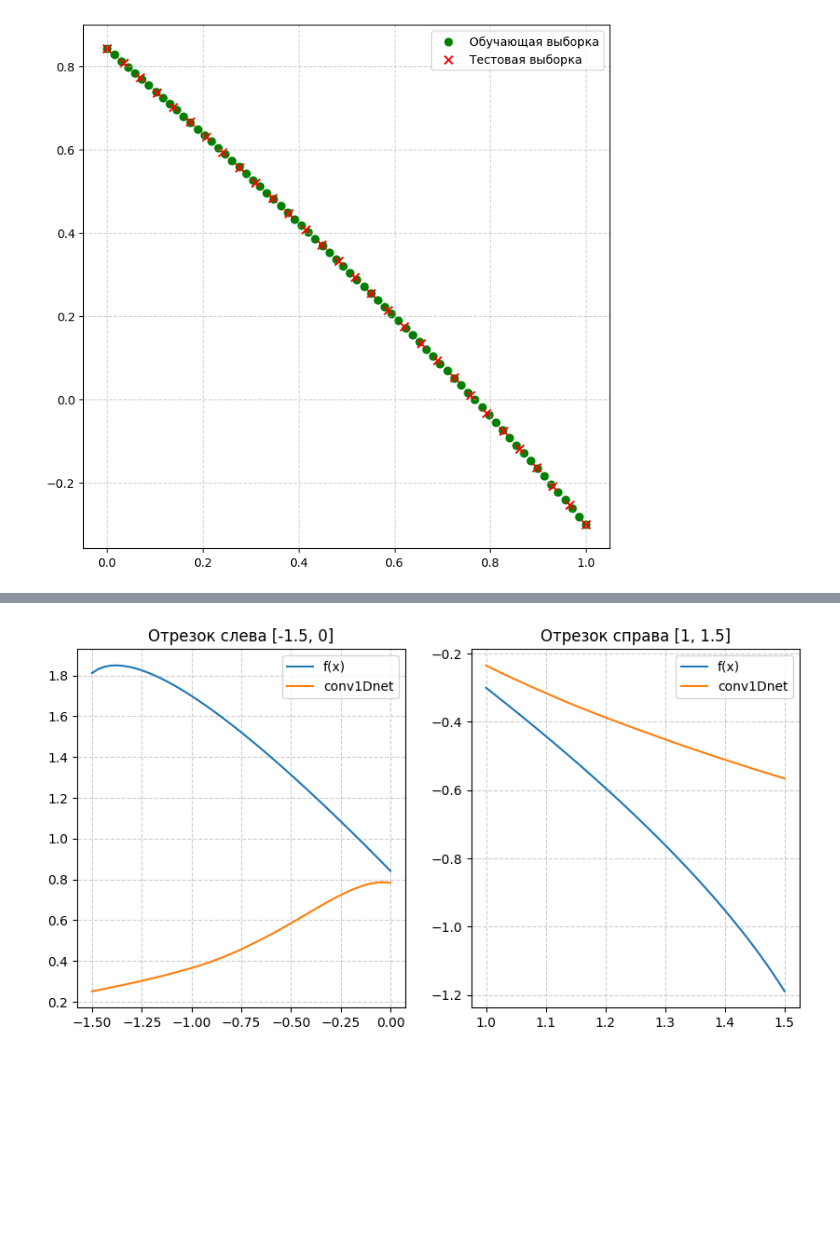
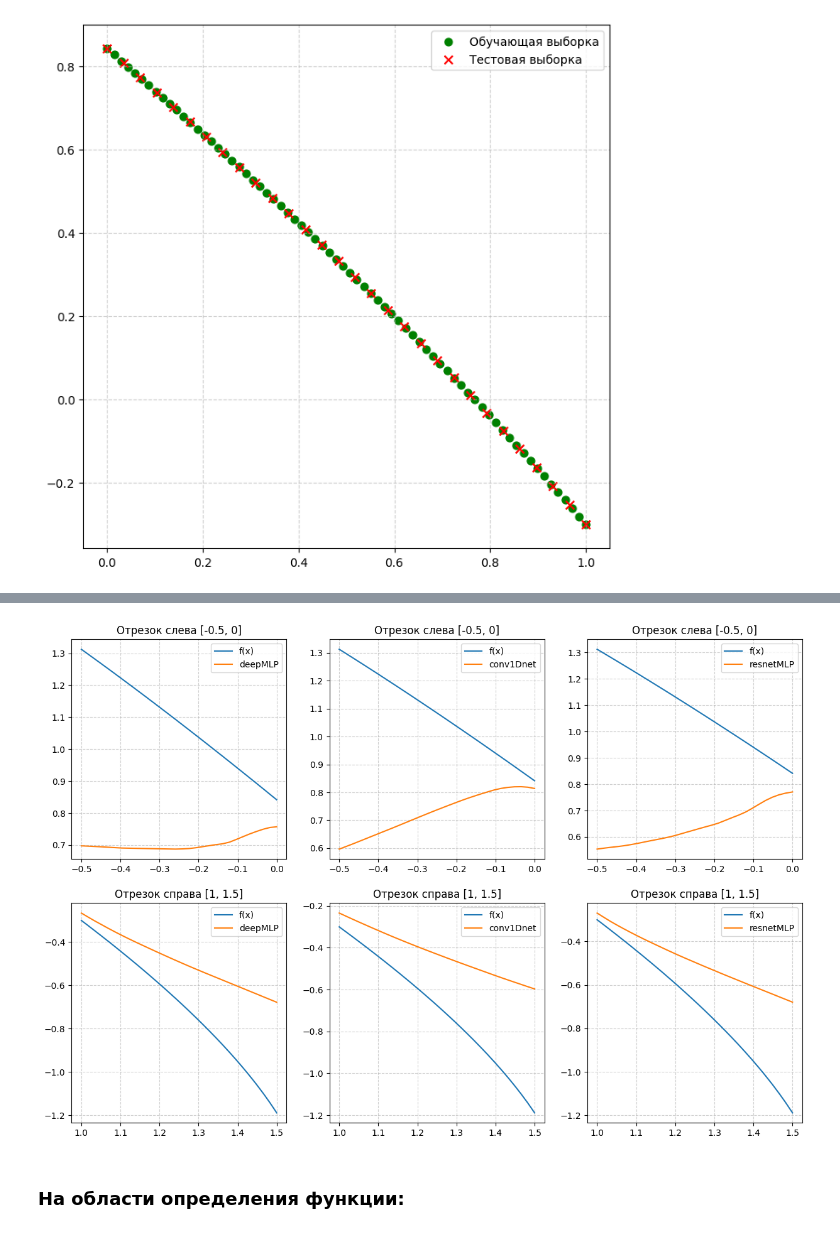
Before and after one commit to zip-cool/neural-network-design, a Jupyter notebook: NN.ipynb, the cells around one changed output, grey strips where cells are left out. Drawn from its saved outputs; the diff is of its cells as text; code cells hidden in the pictures; blank space fills up the shorter version.

```diff
--- a/NN.ipynb
+++ b/NN.ipynb
@@ -12,12 +15,13 @@ import random
 import time
 # %%
 def set_seed(seed=123):
+    tf.keras.backend.clear_session()
     random.seed(seed)
     np.random.seed(seed)
     tf.random.set_seed(seed)
     tf.config.experimental.enable_op_determinism()
-
-set_seed(123)
+seed = 123
+set_seed(seed)
 # %% [markdown]
 ### Целевая функция:
 # %%
@@ -191,13 +217,0 @@ r2:  0.9955048859711394
-# %%
-model_resnet = resnetMLP()
-history_resnet = model_resnet.fit(x_train, y_train, epochs=epochs, batch_size=batch_size, verbose=verbose)
-y_pred_resnet = model_resnet.predict(x_test)
-
-mse_resnet = mean_squared_error(y_test, y_pred_resnet)
-mae_resnet = mean_absolute_error(y_test, y_pred_resnet)
-r2_resnet = r2_score(y_test, y_pred_resnet)
-
-print("resnetMLP:")
-print("mse: ", mse_resnet)
-print("mae: ", mae_resnet)
-print("r2: ", r2_resnet)
@@ -282,20 +357,49 @@ r2:  -0.6267064363371366
 # %%
-fig, axes = plt.subplots(1, 2, figsize=(10, 5))
+fig, axes = plt.subplots(2, 3, figsize=(15, 10))
 axes = axes.flatten()
 
+# DeepMLP
 axes[0].plot(x_left, y_left, label='f(x)')
-axes[0].plot(x_left, y_conv_left, label='conv1Dnet')
+axes[0].plot(x_left, y_deep_left, label='deepMLP')
 axes[0].grid(True, linestyle='--', alpha=0.6)
-axes[0].set_title('Отрезок слева [-1.5, 0]')
+axes[0].set_title('Отрезок слева [-0.5, 0]')
 axes[0].legend()
 
-axes[1].plot(x_right, y_right, label='f(x)')
-axes[1].plot(x_right, y_conv_right, label='conv1Dnet')
+axes[3].plot(x_right, y_right, label='f(x)')
+axes[3].plot(x_right, y_deep_right, label='deepMLP')
+axes[3].grid(True, linestyle='--', alpha=0.6)
+axes[3].set_title('Отрезок справа [1, 1.5]')
+axes[3].legend()
+
+# conv1Dnet
+axes[1].plot(x_left, y_left, label='f(x)')
+axes[1].plot(x_left, y_conv_left, label='conv1Dnet')
 axes[1].grid(True, linestyle='--', alpha=0.6)
-axes[1].set_title('Отрезок справа [1, 1.5]')
+axes[1].set_title('Отрезок слева [-0.5, 0]')
 axes[1].legend()
+
+axes[4].plot(x_right, y_right, label='f(x)')
+axes[4].plot(x_right, y_conv_right, label='conv1Dnet')
+axes[4].grid(True, linestyle='--', alpha=0.6)
+axes[4].set_title('Отрезок справа [1, 1.5]')
+axes[4].legend()
+
+# ResnetMLP
+axes[2].plot(x_left, y_left, label='f(x)')
+axes[2].plot(x_left, y_resnet_left, label='resnetMLP')
+axes[2].grid(True, linestyle='--', alpha=0.6)
+axes[2].set_title('Отрезок слева [-0.5, 0]')
+axes[2].legend()
+
+axes[5].plot(x_right, y_right, label='f(x)')
+axes[5].plot(x_right, y_resnet_right, label='resnetMLP')
+axes[5].grid(True, linestyle='--', alpha=0.6)
+axes[5].set_title('Отрезок справа [1, 1.5]')
+axes[5].legend()
 
 plt.savefig('left_right.png', dpi = 300)
 plt.show()
 # %% [output]
-[figure, old version]
+[figure, new version]
+# %% [markdown]
+### На области определения функции:
```
Also changed, not shown: parts of 32 cells of this notebook, 8 other files.
